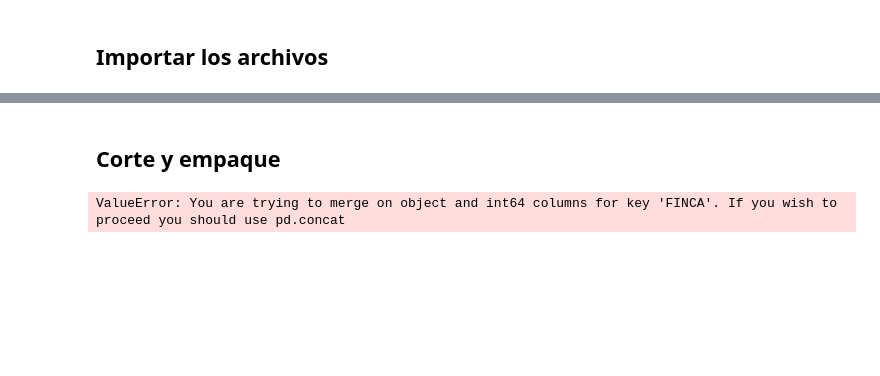
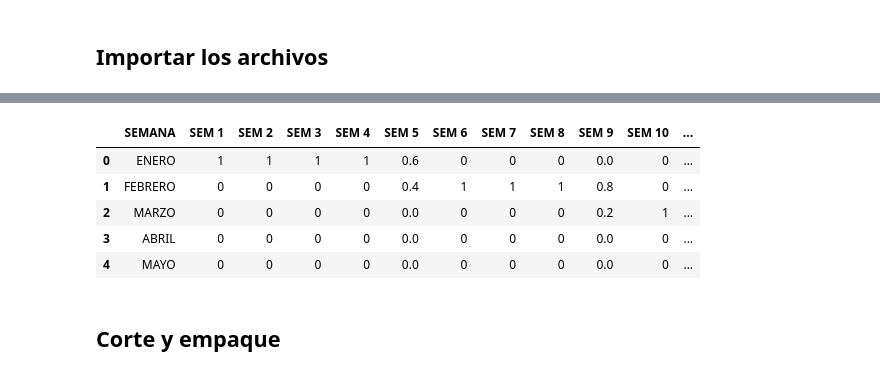
Before and after one commit to ngarrido24/mano_de_obra_agrovid, a Jupyter notebook: mano_de_obra.ipynb, the cells around one changed output, grey strips where cells are left out. Drawn from its saved outputs; the diff is of its cells as text; code cells hidden in the pictures; blank space fills up the shorter version.

```diff
--- a/mano_de_obra.ipynb
+++ b/mano_de_obra.ipynb
@@ -55,6 +100,12 @@ corte.head()
+# %%
+volum_distribution = pd.read_csv('distribucion_volumen.csv', sep = ';')
+volum_distribution.head()
+# %% [output]
+|  | SEMANA | SEM 1 | SEM 2 | SEM 3 | SEM 4 | SEM 5 | SEM 6 | SEM 7 | SEM 8 | SEM 9 | SEM 10 | ... |
+| 0 | ENERO | 1 | 1 | 1 | 1 | 0.6 | 0 | 0 | 0 | 0.0 | 0 | ... |
+| 1 | FEBRERO | 0 | 0 | 0 | 0 | 0.4 | 1 | 1 | 1 | 0.8 | 0 | ... |
+| 2 | MARZO | 0 | 0 | 0 | 0 | 0.0 | 0 | 0 | 0 | 0.2 | 1 | ... |
+| 3 | ABRIL | 0 | 0 | 0 | 0 | 0.0 | 0 | 0 | 0 | 0.0 | 0 | ... |
+| 4 | MAYO | 0 | 0 | 0 | 0 | 0.0 | 0 | 0 | 0 | 0.0 | 0 | ... |
 # %% [markdown]
 ## Corte y empaque
-# %%
-data_join = volumen[volumen['CONCEPTO']].join(corte, on = 'FINCA', how = 'inner')
-# %% [output]
-ValueError: You are trying to merge on object and int64 columns for key 'FINCA'. If you wish to proceed you should use pd.concat
```
Also changed, not shown: parts of 11 cells of this notebook, 5 other files.
